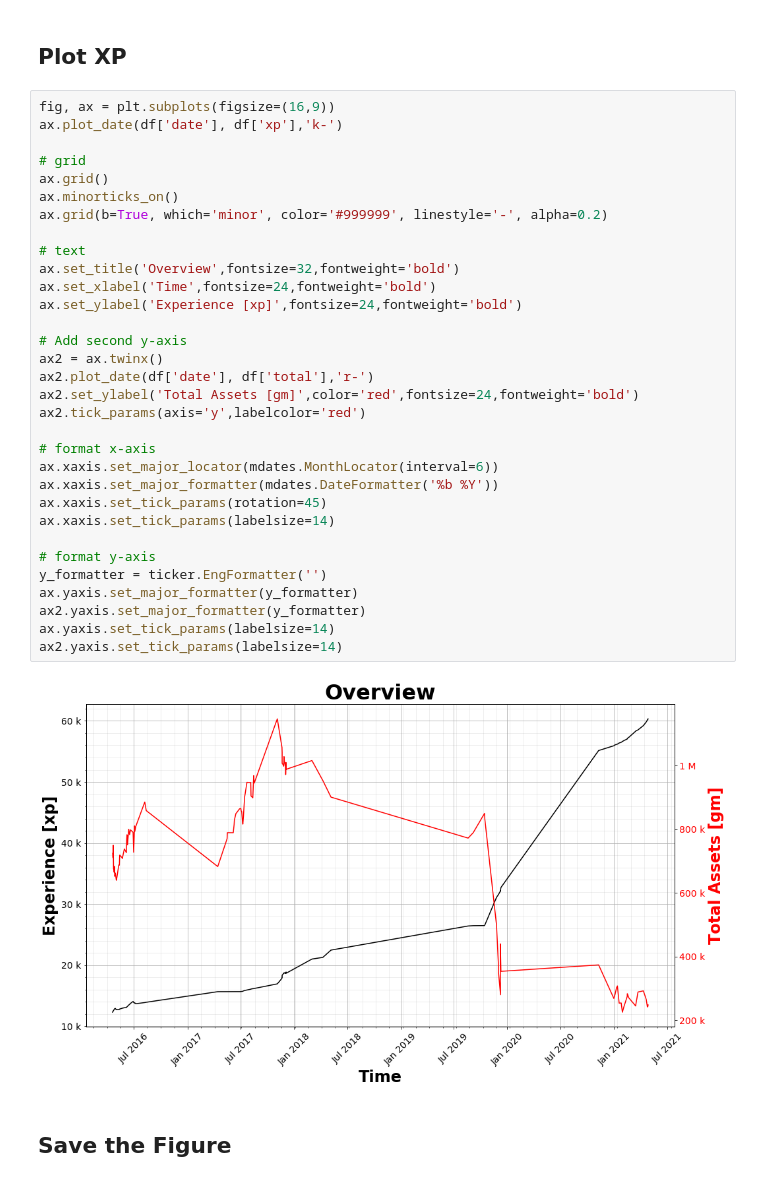
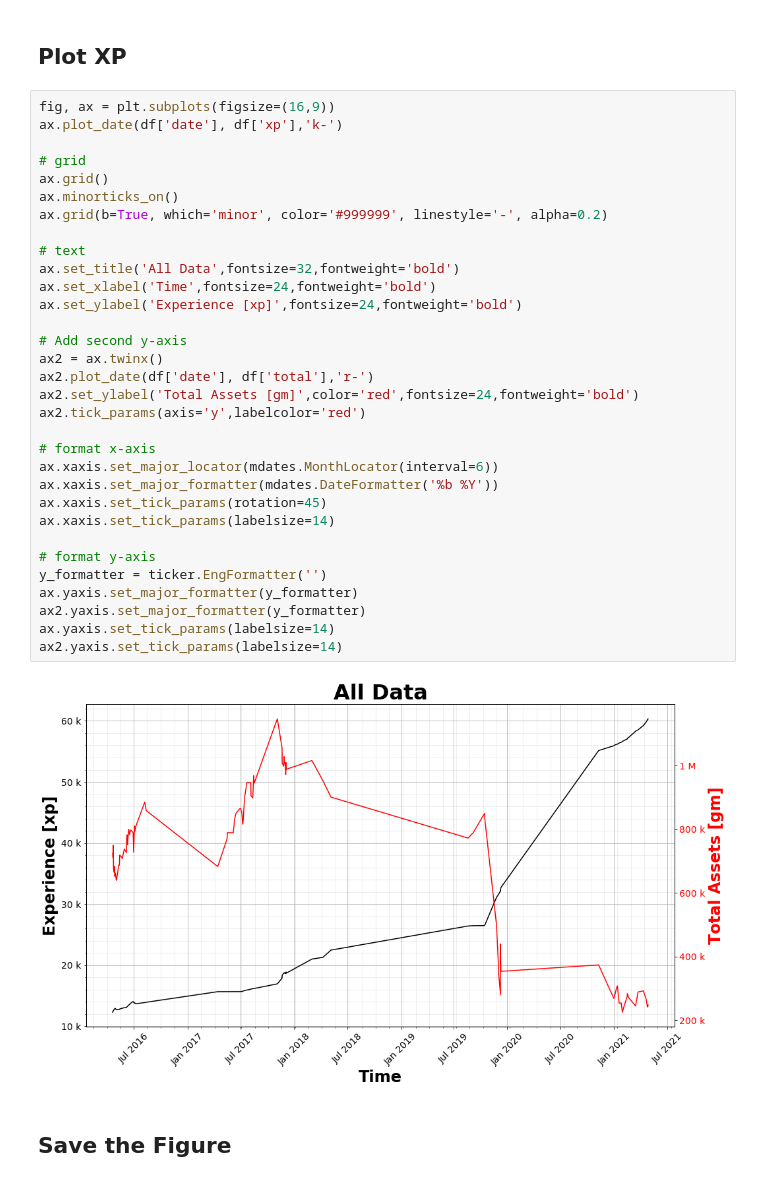
Before and after one commit to KasparJohannesSchneider/FreewarStats, a Jupyter notebook: analysis.ipynb, the cells around one changed output. Cells and saved outputs as stored; diff of their text form.

```diff
--- a/analysis.ipynb
+++ b/analysis.ipynb
@@ -31,35 +31,35 @@ fig, ax = plt.subplots(figsize=(16,9))
 ax.plot_date(df['date'], df['xp'],'k-')
 
 # grid
 ax.grid()
 ax.minorticks_on()
 ax.grid(b=True, which='minor', color='#999999', linestyle='-', alpha=0.2)
 
 # text
-ax.set_title('Overview',fontsize=32,fontweight='bold')
+ax.set_title('All Data',fontsize=32,fontweight='bold')
 ax.set_xlabel('Time',fontsize=24,fontweight='bold')
 ax.set_ylabel('Experience [xp]',fontsize=24,fontweight='bold')
 
 # Add second y-axis
 ax2 = ax.twinx()
 ax2.plot_date(df['date'], df['total'],'r-')
 ax2.set_ylabel('Total Assets [gm]',color='red',fontsize=24,fontweight='bold')
 ax2.tick_params(axis='y',labelcolor='red')
 
 # format x-axis
 ax.xaxis.set_major_locator(mdates.MonthLocator(interval=6))
 ax.xaxis.set_major_formatter(mdates.DateFormatter('%b %Y'))
 ax.xaxis.set_tick_params(rotation=45)
 ax.xaxis.set_tick_params(labelsize=14)
 
 # format y-axis
 y_formatter = ticker.EngFormatter('')
 ax.yaxis.set_major_formatter(y_formatter)
 ax2.yaxis.set_major_formatter(y_formatter)
 ax.yaxis.set_tick_params(labelsize=14)
 ax2.yaxis.set_tick_params(labelsize=14)
 # %% [output]
-[figure, old version]
+[figure, new version]
 # %% [markdown]
 ## Save the Figure
 # %%
```
Also changed, not shown: parts of 5 cells of this notebook, 5 other files.
